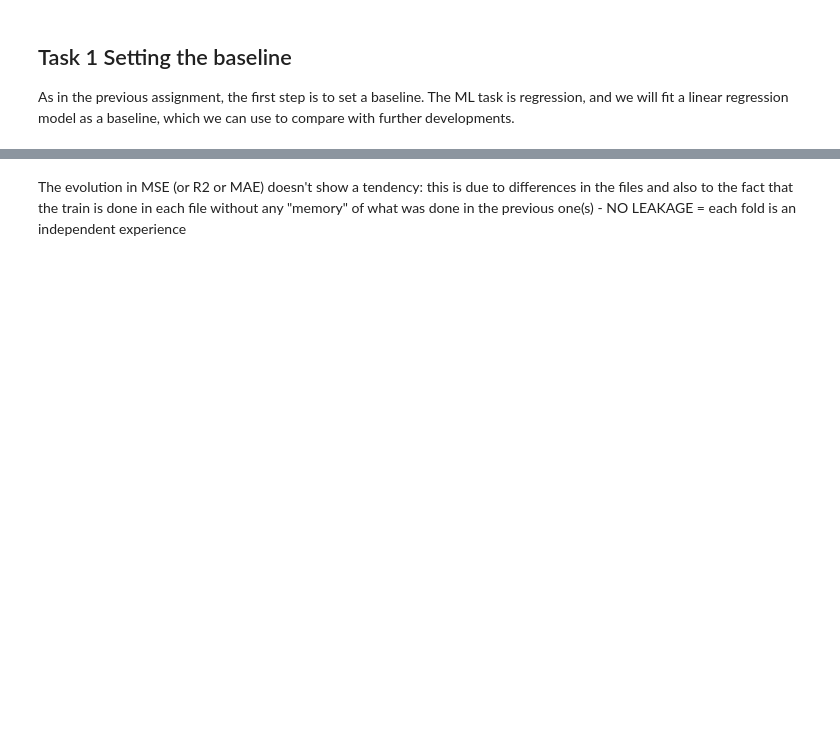
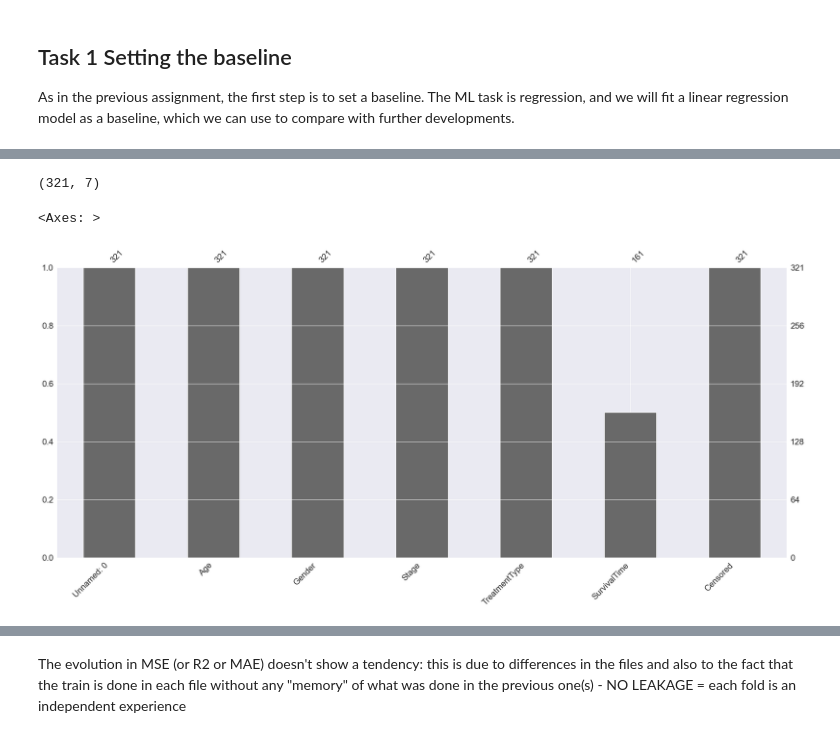
Before and after one commit to bencastello/Machine-Learning-Assignment-2, a Jupyter notebook: ml_assignment_2.ipynb, the cells around one changed output, grey strips where cells are left out. Saved outputs shown, nothing was run; the diff lists cells and outputs as text; code cells hidden in the pictures; blank space fills up the shorter version.

```diff
--- a/ml_assignment_2.ipynb
+++ b/ml_assignment_2.ipynb
@@ -365,0 +81,9 @@ Test MAE = 1.5170
+# %%
+df2.shape #nr rows = 321, nr cols = 7
+# %% [output]
+(321, 7)
+# %%
+msno.bar(df2)
+# %% [output]
+<Axes: >
+[figure, added]
```
Also changed, not shown: parts of 62 cells of this notebook.
